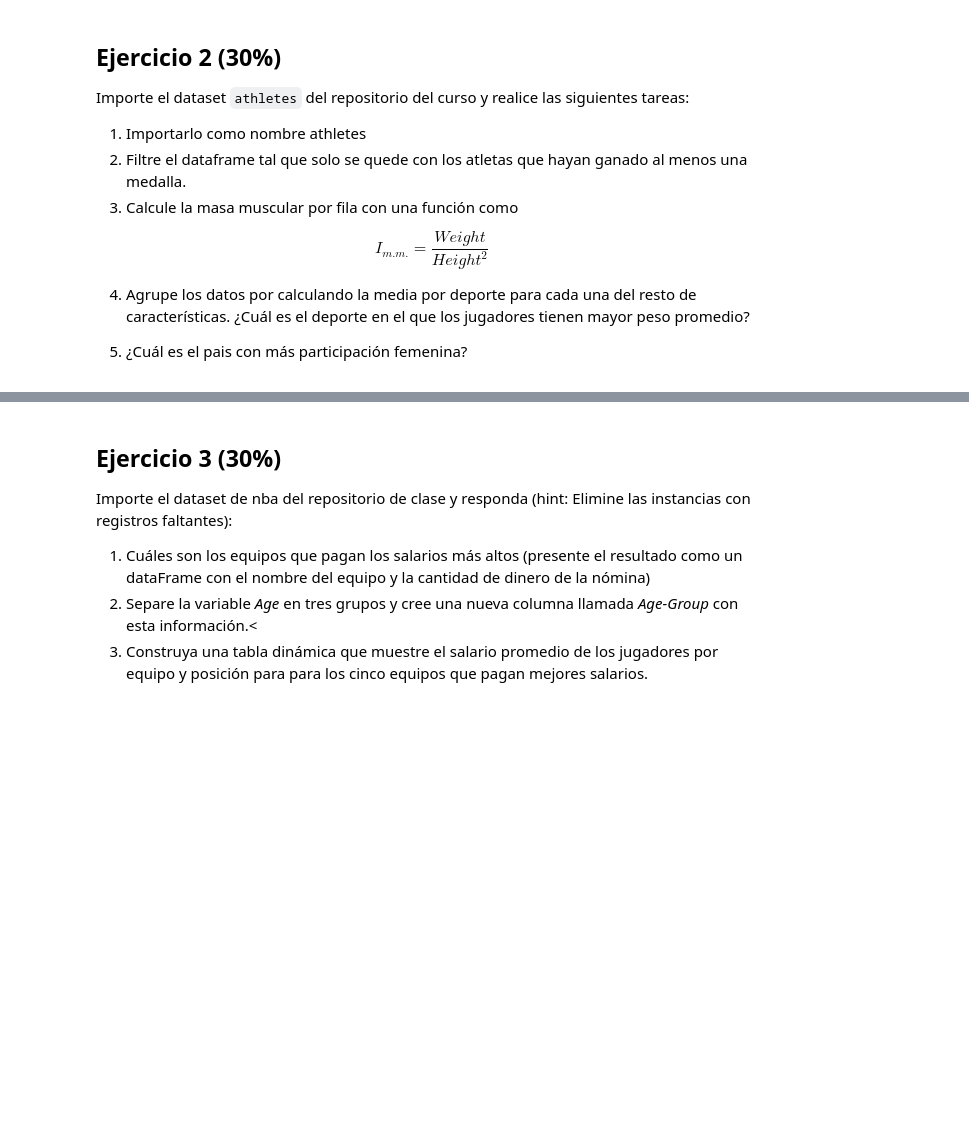
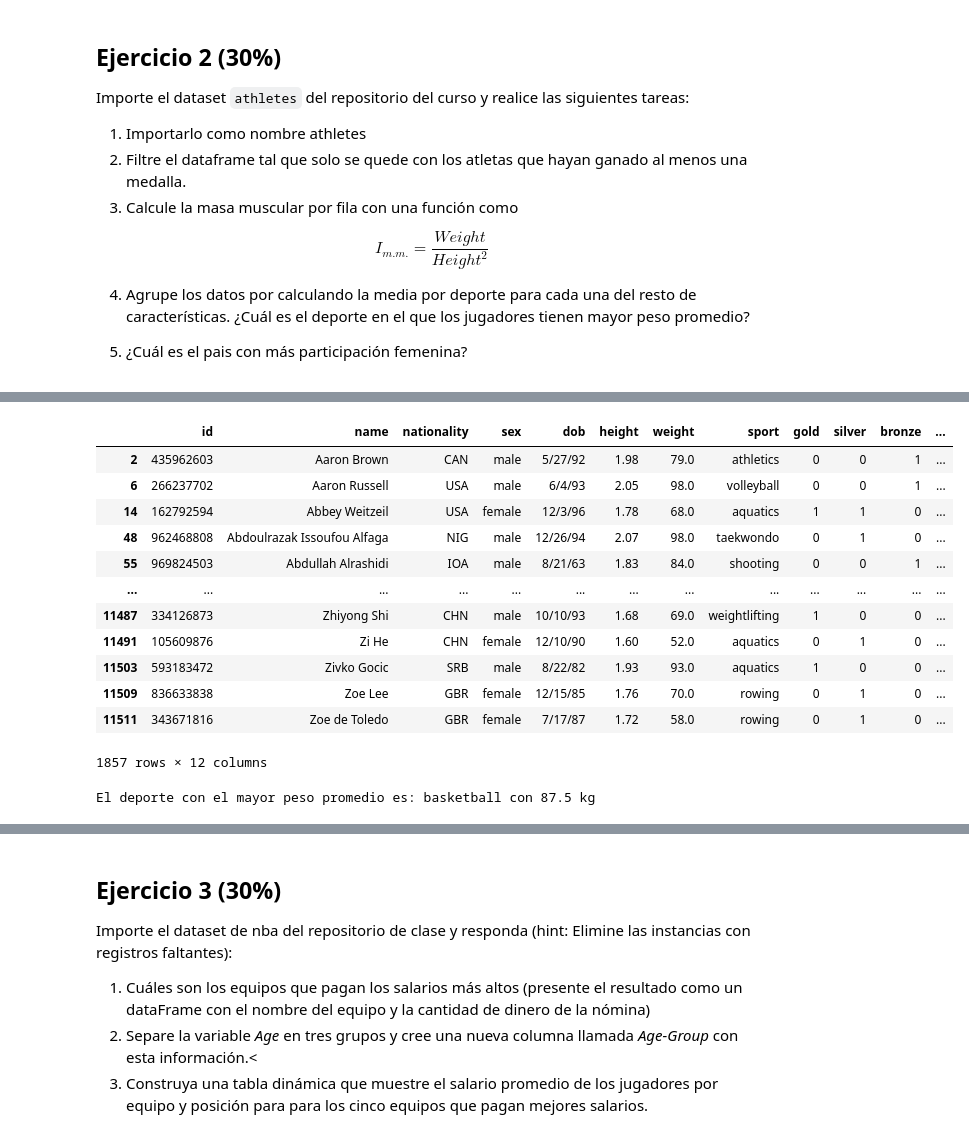
Before and after one commit to Jeff-z3/especializacion_udea, a Jupyter notebook: Prueba_2_Udea_Esp.ipynb, the cells around one changed output, grey strips where cells are left out. Saved outputs shown, nothing was run; the diff lists cells and outputs as text; code cells hidden in the pictures; blank space fills up the shorter version.

```diff
--- a/Prueba_2_Udea_Esp.ipynb
+++ b/Prueba_2_Udea_Esp.ipynb
@@ -179,6 +182,18 @@ $$I_{m.m.} = \frac{Weight}{Height^2}$$
 
 5. ¿Cuál es el pais con más participación femenina?
 # %%
-# Paso 1: Importar el conjunto de datos como 'athletes'
-url = 'https://raw.githubusercontent.com/tomasate/Datos_Clases/main/Datos_1/athletes.csv'
-athletes = pd.read_csv(url)
+#1. Importar el conjunto de datos
+
+
+# Import the pandas library and alias it as pd
+import pandas as pd
+
+# Read the CSV file "athletes" from a URL and assign it to the variable "athletes"
+athletes = pd.read_csv("https://raw.githubusercontent.com/tomasate/Datos_Clases/main/Datos_1/athletes.csv")
+
+# Print information about the "athletes" DataFrame including details such as the number of columns,
+# the number of non-null entries, and the data types of each column.
+athletes.info()
+
+# Display the "athletes" DataFrame
+athletes
@@ -184,0 +232,9 @@ athletes = pd.read_csv(url)
+# %%
+# 2. Filtre el dataframe tal que solo se quede con los atletas que hayan ganado al menos una medalla.
+
+
+# Filter the DataFrame to keep only rows where athletes have won at least one medal
+athletes_md_win = athletes[(athletes['gold'] > 0) | (athletes['silver'] > 0) | (athletes['bronze'] > 0)].copy()
+
+# Display the filtered DataFrame containing athletes who have won at least one medal
+athletes_md_win
@@ -185,6 +255,41 @@ athletes = pd.read_csv(url)
 # %%
-# 2. Filtrar el dataframe para quedarse solo con los atletas que hayan ganado al menos una medalla
-athletes_con_medalla = athletes[(athletes['gold'] > 0) | (athletes['silver'] > 0) | (athletes['bronze'] > 0)]
+#3. Calcule la masa muscular por fila con una función como
+
+
+# Assuming weight is in kilograms (kg) and height is in meters (m)
+# Define a function to calculate the muscle mass index for each athlete
+def calculate_muscle_mass(row):
+    return row['weight'] / (row['height'] ** 2)
+
+#Apply the calculate_muscle_mass function to each row of the DataFrame to calculate the muscle mass index,
+#and assign the result to a new column named 'muscle_mass_index'
+
+athletes_md_win['muscle_mass_index'] = athletes_md_win.apply(calculate_muscle_mass, axis=1)
+
+# Display the DataFrame with the calculated muscle mass index
+athletes_md_win
+# %% [output]
+|  | id | name | nationality | sex | dob | height | weight | sport | gold | silver | bronze | ... |
+| 2 | 435962603 | Aaron Brown | CAN | male | 5/27/92 | 1.98 | 79.0 | athletics | 0 | 0 | 1 | ... |
+| 6 | 266237702 | Aaron Russell | USA | male | 6/4/93 | 2.05 | 98.0 | volleyball | 0 | 0 | 1 | ... |
+| 14 | 162792594 | Abbey Weitzeil | USA | female | 12/3/96 | 1.78 | 68.0 | aquatics | 1 | 1 | 0 | ... |
+| 48 | 962468808 | Abdoulrazak Issoufou Alfaga | NIG | male | 12/26/94 | 2.07 | 98.0 | taekwondo | 0 | 1 | 0 | ... |
+| 55 | 969824503 | Abdullah Alrashidi | IOA | male | 8/21/63 | 1.83 | 84.0 | shooting | 0 | 0 | 1 | ... |
+| ... | ... | ... | ... | ... | ... | ... | ... | ... | ... | ... | ... | ... |
+| 11487 | 334126873 | Zhiyong Shi | CHN | male | 10/10/93 | 1.68 | 69.0 | weightlifting | 1 | 0 | 0 | ... |
+| 11491 | 105609876 | Zi He | CHN | female | 12/10/90 | 1.60 | 52.0 | aquatics | 0 | 1 | 0 | ... |
+| 11503 | 593183472 | Zivko Gocic | SRB | male | 8/22/82 | 1.93 | 93.0 | aquatics | 1 | 0 | 0 | ... |
+| 11509 | 836633838 | Zoe Lee | GBR | female | 12/15/85 | 1.76 | 70.0 | rowing | 0 | 1 | 0 | ... |
+| 11511 | 343671816 | Zoe de Toledo | GBR | female | 7/17/87 | 1.72 | 58.0 | rowing | 0 | 1 | 0 | ... |
+1857 rows × 12 columns
 # %%
-# 3. Calcular la masa muscular por fila
-athletes_con_medalla.loc[:, 'Muscle_Mass_Index'] = athletes_con_medalla['weight'] / (athletes_con_medalla['height'] ** 2)
+#4. grupe los datos por calculando la media por deporte para cada una del resto de características. ¿Cuál es el deporte en el que los jugadores tienen mayor peso promedio?
+
+
+# Calculate the mean weight for each sport, sort the results in descending order, and reset the index
+weight_mean = athletes_md_win.groupby('sport')['weight'].agg('mean').sort_values(ascending=False).reset_index().rename(columns={"weight": "weight_mean"})
+
+# Print the sport with the highest average weight
+print('El deporte con el mayor peso promedio es: {0} con {1:.3g} kg'.format(weight_mean.loc[0, 'sport'], weight_mean.loc[0, 'weight_mean']))
+# %% [output]
+El deporte con el mayor peso promedio es: basketball con 87.5 kg
```
Also changed, not shown: parts of 17 cells of this notebook.
